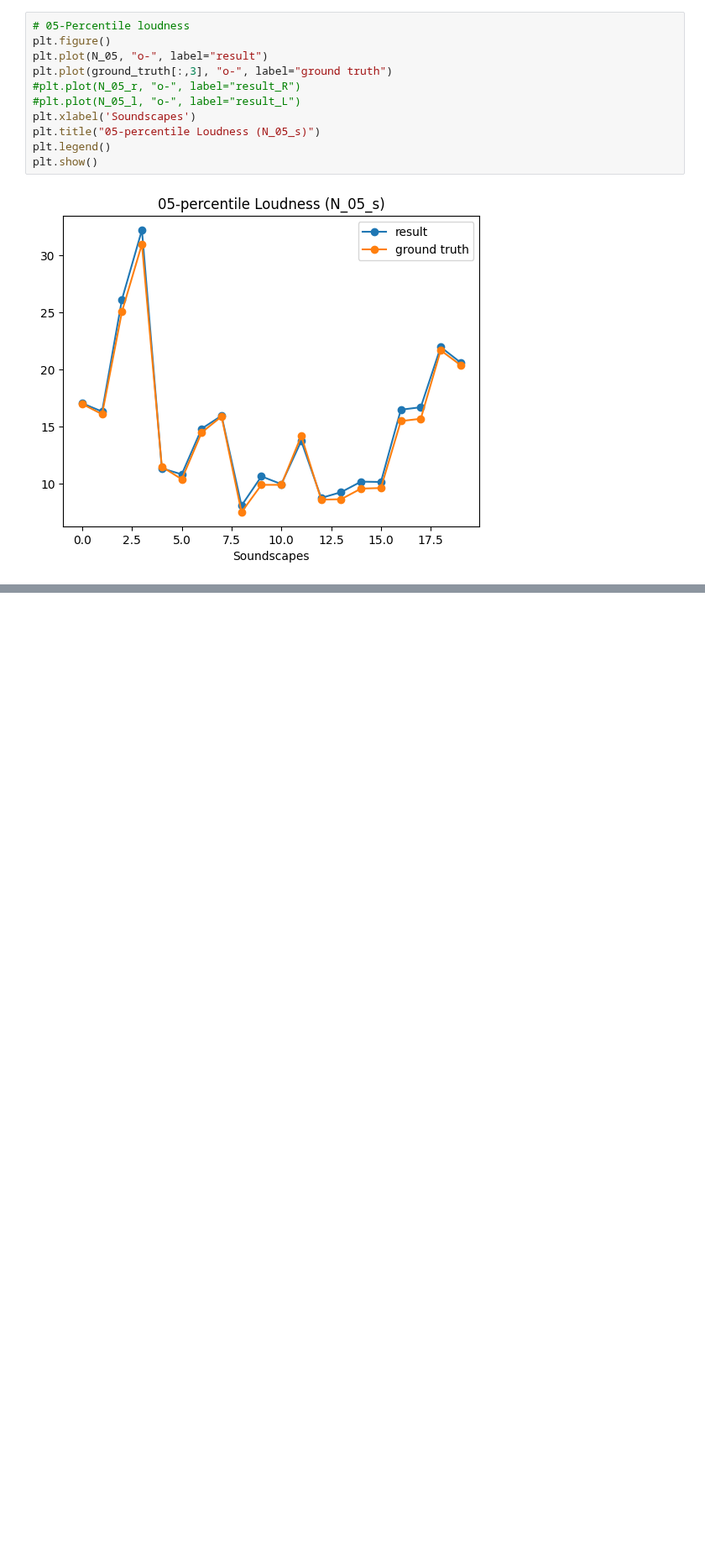
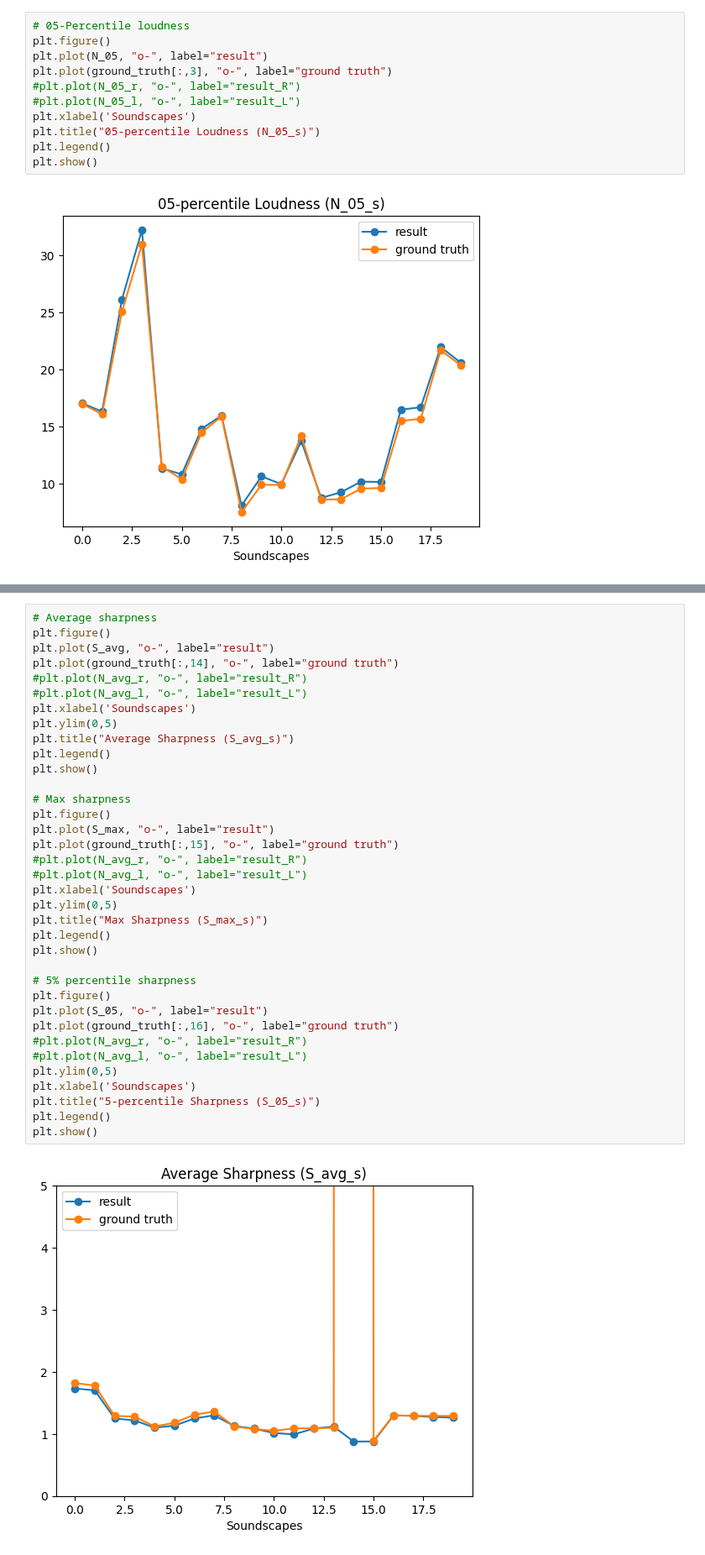
Before and after one commit to amaiasagasti/UrbanPleasantnessEventfulness, a Jupyter notebook: code/extract_features_mosqito.ipynb, the cells around one changed output, grey strips where cells are left out. Shown at 84% size. Saved outputs shown, nothing was run; the diff lists cells and outputs as text; blank space fills up the shorter version.

Commit message:
LAeq_avg, LCeq_avg, sharpness...

```diff
--- a/code/extract_features_mosqito.ipynb
+++ b/code/extract_features_mosqito.ipynb
@@ -782,0 +955,38 @@ KeyboardInterrupt:
+# %%
+# Average sharpness
+plt.figure()
+plt.plot(S_avg, "o-", label="result")
+plt.plot(ground_truth[:,14], "o-", label="ground truth")
+#plt.plot(N_avg_r, "o-", label="result_R")
+#plt.plot(N_avg_l, "o-", label="result_L")
+plt.xlabel('Soundscapes')
+plt.ylim(0,5)
+plt.title("Average Sharpness (S_avg_s)")
+plt.legend()
+plt.show()
+
+# Max sharpness
+plt.figure()
+plt.plot(S_max, "o-", label="result")
+plt.plot(ground_truth[:,15], "o-", label="ground truth")
+#plt.plot(N_avg_r, "o-", label="result_R")
+#plt.plot(N_avg_l, "o-", label="result_L")
+plt.xlabel('Soundscapes')
+plt.ylim(0,5)
+plt.title("Max Sharpness (S_max_s)")
+plt.legend()
+plt.show()
+
+# 5% percentile sharpness
+plt.figure()
+plt.plot(S_05, "o-", label="result")
+plt.plot(ground_truth[:,16], "o-", label="ground truth")
+#plt.plot(N_avg_r, "o-", label="result_R")
+#plt.plot(N_avg_l, "o-", label="result_L")
+plt.ylim(0,5)
+plt.xlabel('Soundscapes')
+plt.title("5-percentile Sharpness (S_05_s)")
+plt.legend()
+plt.show()
+# %% [output]
+[figure, added]
```
Also changed, not shown: parts of 52 cells of this notebook.
